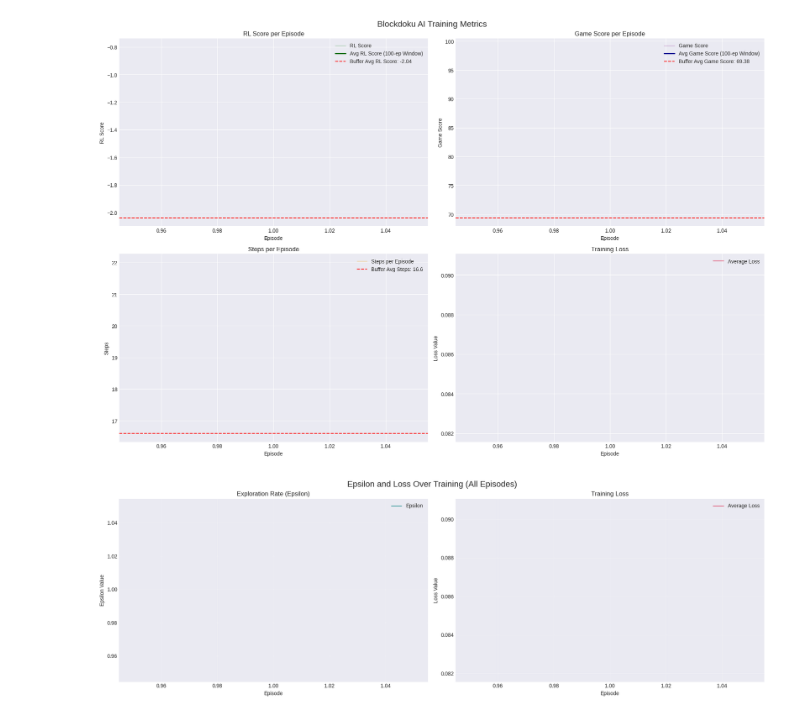
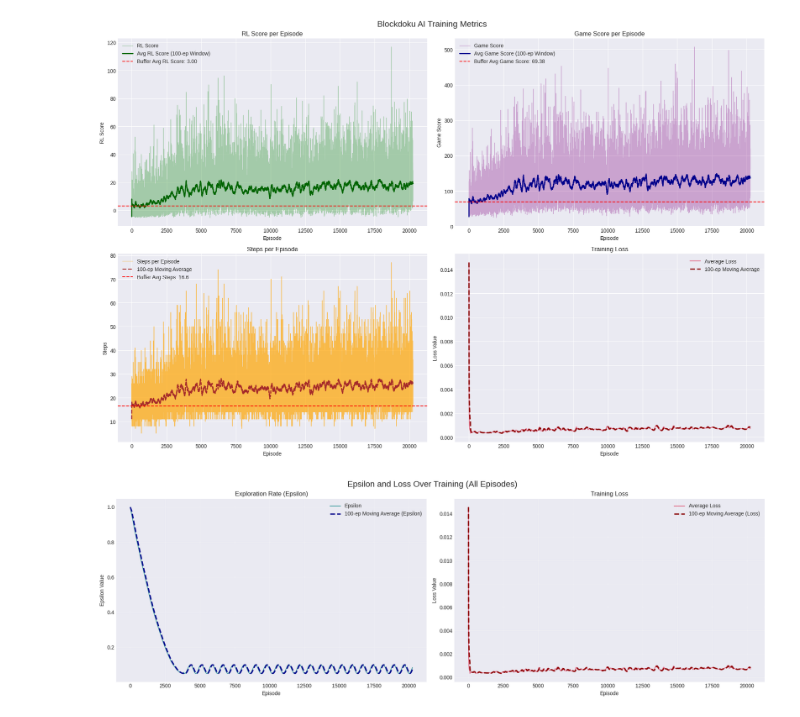
Before and after one commit to SwindleBreeze/blockdoku-AI, a Jupyter notebook: resualts.ipynb, the cells around one changed output. Drawn from its saved outputs; the diff is of its cells as text; code cells hidden in the pictures.

```diff
--- a/resualts.ipynb
+++ b/resualts.ipynb
@@ -6,7 +6,7 @@ import numpy as np
 import seaborn as sns
 
 # Load the data
-log_file_path = "/home/aljazjustin/blockdoku_AI/blockdoku-AI/logs/training_log_20250508-112052.json"
+log_file_path = "/home/aljazjustin/blockdoku_AI/blockdoku-AI/logs/training_log_20250510-1253.json"
 try:
     with open(log_file_path, 'r') as f:
         data = json.load(f)
@@ -26,3 +26,22 @@ df = pd.DataFrame(data['episodes'])
 if df.empty:
     print("Error: DataFrame is empty after loading episodes. Check log content.")
     exit()
+# %%
+import pprint
+
+with open(log_file_path, 'r') as f:
+    data = json.load(f)
+
+    print("Training Settings:")
+    print("=" * 40)
+
+    # Pretty print the settings with formatting
+    pp = pprint.PrettyPrinter(indent=4)
+    pp.pprint(data["settings"])
+
+    # Additional summary info
+    print("\nKey Hyperparameters:")
+    print(f"Learning Rate: {data['settings'].get('learning_rate')}")
+    print(f"Batch Size: {data['settings'].get('batch_size')}")
+    print(f"Target Update Frequency: {data['settings'].get('target_update_freq')}")
+    print(f"Gamma (Discount Factor): {data['settings'].get('gamma')}")
@@ -47,7 +84,7 @@ if 'episode' in df.columns and 'rl_score' in df.columns:
                       label='Avg RL Score (100-ep Window)')
 
     # Add horizontal line for buffer average RL score
-    buffer_avg_rl_score = -2.04
+    buffer_avg_rl_score = 3.0
     axes[0, 0].axhline(y=buffer_avg_rl_score, color='red', linestyle='--', linewidth=1.5,
                      label=f'Buffer Avg RL Score: {buffer_avg_rl_score:.2f}')
 
@@ -105,34 +142,34 @@ if 'episode' in df.columns and 'steps' in df.columns:
     axes[1, 0].set_ylabel('Steps')
     axes[1, 0].legend()
 else:
     axes[1, 0].set_title('Steps Data Missing')
 axes[1, 0].grid(True)
 
 # 4. Loss plot (bottom-right) - using the pre-calculated avg_loss
 if 'episode' in df.columns and 'avg_loss' in df.columns:
     axes[1, 1].plot(df['episode'], df['avg_loss'], color='crimson', linewidth=1.5, alpha=0.6, label='Average Loss')
 
     # Add moving average for smoothing
     window_size = 100
     if len(df['avg_loss']) >= window_size:
         loss_ma = df['avg_loss'].rolling(window=window_size, min_periods=1).mean()
         axes[1, 1].plot(df['episode'], loss_ma,
                       color='darkred', linewidth=2.5, linestyle='--',
                       label=f'{window_size}-ep Moving Average')
 
     axes[1, 1].set_title('Training Loss')
     axes[1, 1].set_xlabel('Episode')
     axes[1, 1].set_ylabel('Loss Value')
     axes[1, 1].legend()
 else:
     axes[1, 1].set_title('Loss Data Missing')
 axes[1, 1].grid(True)
 
 plt.tight_layout()
 plt.subplots_adjust(top=0.94)
 plt.show()
 # %% [output]
-[figure, old version]
+[figure, new version]
 # %%
 
 # Plot epsilon and loss values over training (all episodes)
@@ -175,4 +212,4 @@ plt.tight_layout()
 plt.subplots_adjust(top=0.90)
 plt.show()
 # %% [output]
-[figure, old version]
+[figure, new version]
```
Also changed, not shown: parts of 6 cells of this notebook, 13 other files.
